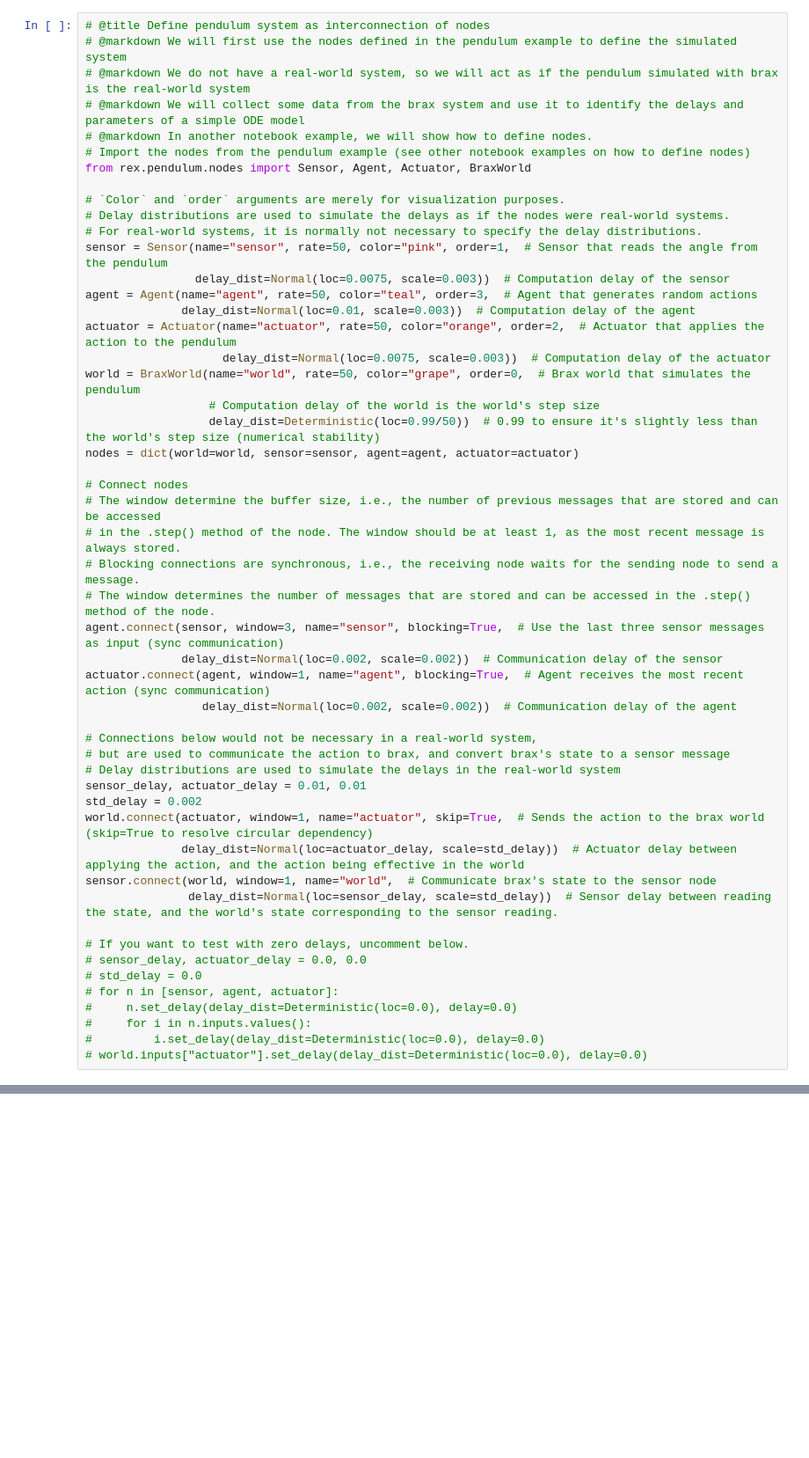
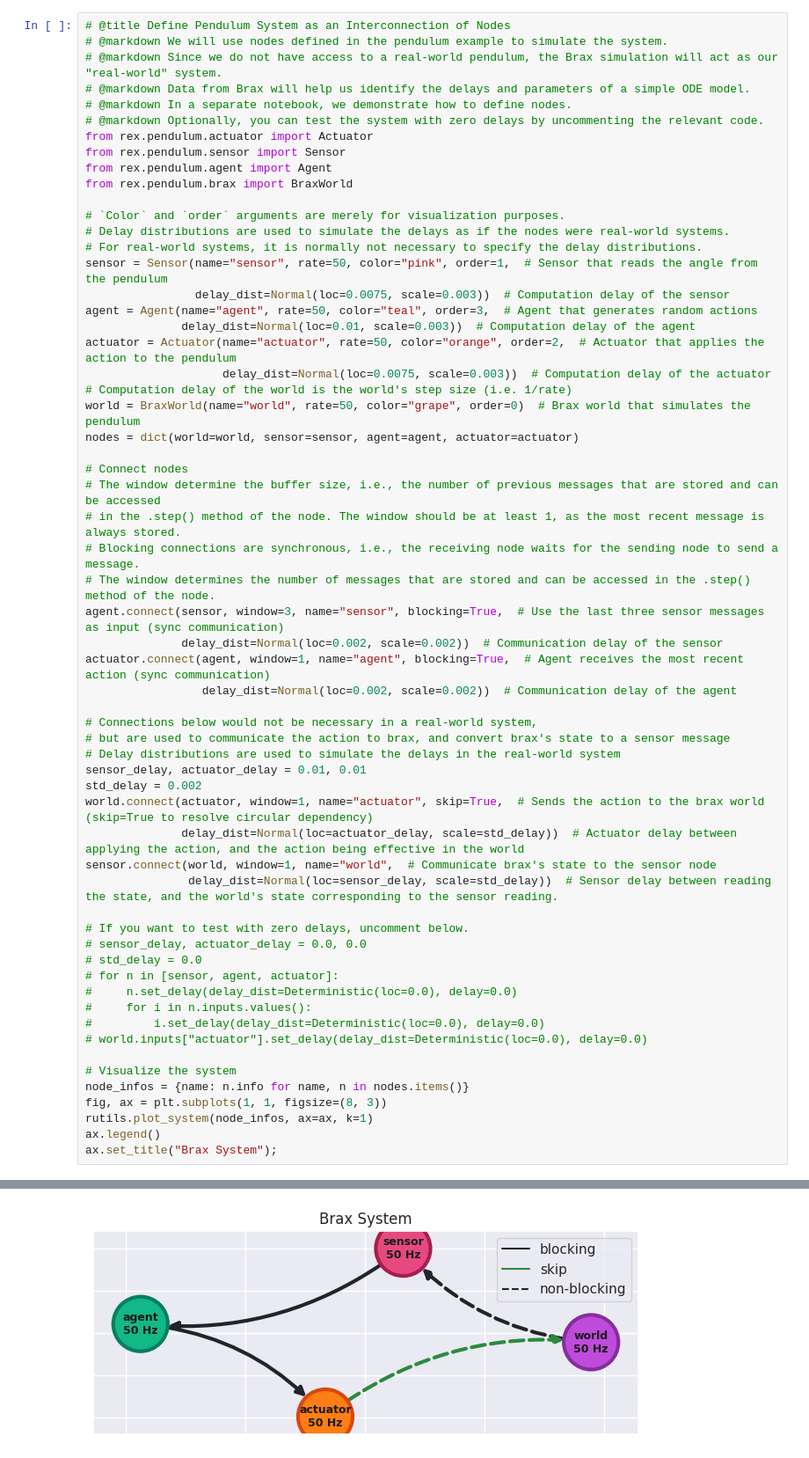
Before and after one commit to bheijden/rex, a Jupyter notebook: notebooks/sim2real.ipynb, the cells around one changed output, grey strips where cells are left out. Shown at 88% size. Drawn from its saved outputs; the diff is of its cells as text; blank space fills up the shorter version.

```diff
--- a/notebooks/sim2real.ipynb
+++ b/notebooks/sim2real.ipynb
@@ -59,11 +85,14 @@ CPU cores available: 16
 # %%
-# @title Define pendulum system as interconnection of nodes
-# @markdown We will first use the nodes defined in the pendulum example to define the simulated system
-# @markdown We do not have a real-world system, so we will act as if the pendulum simulated with brax is the real-world system
-# @markdown We will collect some data from the brax system and use it to identify the delays and parameters of a simple ODE model
-# @markdown In another notebook example, we will show how to define nodes.
-# Import the nodes from the pendulum example (see other notebook examples on how to define nodes)
-from rex.pendulum.nodes import Sensor, Agent, Actuator, BraxWorld
+# @title Define Pendulum System as an Interconnection of Nodes
+# @markdown We will use nodes defined in the pendulum example to simulate the system.
+# @markdown Since we do not have access to a real-world pendulum, the Brax simulation will act as our "real-world" system.
+# @markdown Data from Brax will help us identify the delays and parameters of a simple ODE model.
+# @markdown In a separate notebook, we demonstrate how to define nodes.
+# @markdown Optionally, you can test the system with zero delays by uncommenting the relevant code.
+from rex.pendulum.actuator import Actuator
+from rex.pendulum.sensor import Sensor
+from rex.pendulum.agent import Agent
+from rex.pendulum.brax import BraxWorld
 
 # `Color` and `order` arguments are merely for visualization purposes.
 # Delay distributions are used to simulate the delays as if the nodes were real-world systems.
@@ -74,9 +103,8 @@ agent = Agent(name="agent", rate=50, color="teal", order=3,  # Agent that genera
               delay_dist=Normal(loc=0.01, scale=0.003))  # Computation delay of the agent
 actuator = Actuator(name="actuator", rate=50, color="orange", order=2,  # Actuator that applies the action to the pendulum
                     delay_dist=Normal(loc=0.0075, scale=0.003))  # Computation delay of the actuator
-world = BraxWorld(name="world", rate=50, color="grape", order=0,  # Brax world that simulates the pendulum
-                  # Computation delay of the world is the world's step size
-                  delay_dist=Deterministic(loc=0.99/50))  # 0.99 to ensure it's slightly less than the world's step size (numerical stability)
+# Computation delay of the world is the world's step size (i.e. 1/rate)
+world = BraxWorld(name="world", rate=50, color="grape", order=0)  # Brax world that simulates the pendulum
 nodes = dict(world=world, sensor=sensor, agent=agent, actuator=actuator)
 
 # Connect nodes
@@ -107,4 +135,11 @@ sensor.connect(world, window=1, name="world",  # Communicate brax's state to the
 #     for i in n.inputs.values():
 #         i.set_delay(delay_dist=Deterministic(loc=0.0), delay=0.0)
 # world.inputs["actuator"].set_delay(delay_dist=Deterministic(loc=0.0), delay=0.0)
+
+# Visualize the system
+node_infos = {name: n.info for name, n in nodes.items()}
+fig, ax = plt.subplots(1, 1, figsize=(8, 3))
+rutils.plot_system(node_infos, ax=ax, k=1)
+ax.legend()
+ax.set_title("Brax System");
 # %% [output]
@@ -112 +146,2 @@ sensor.connect(world, window=1, name="world",  # Communicate brax's state to the
+[figure, added]
 # %%
```
Also changed, not shown: parts of 22 cells of this notebook, 21 other files.
